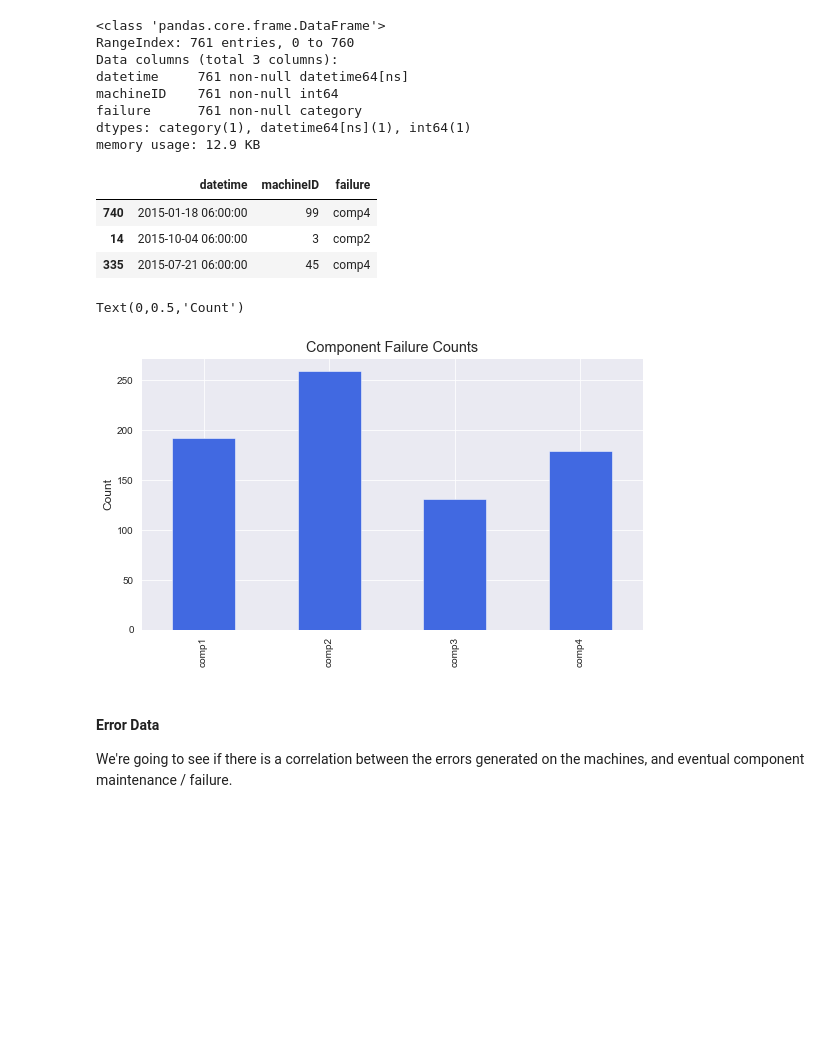
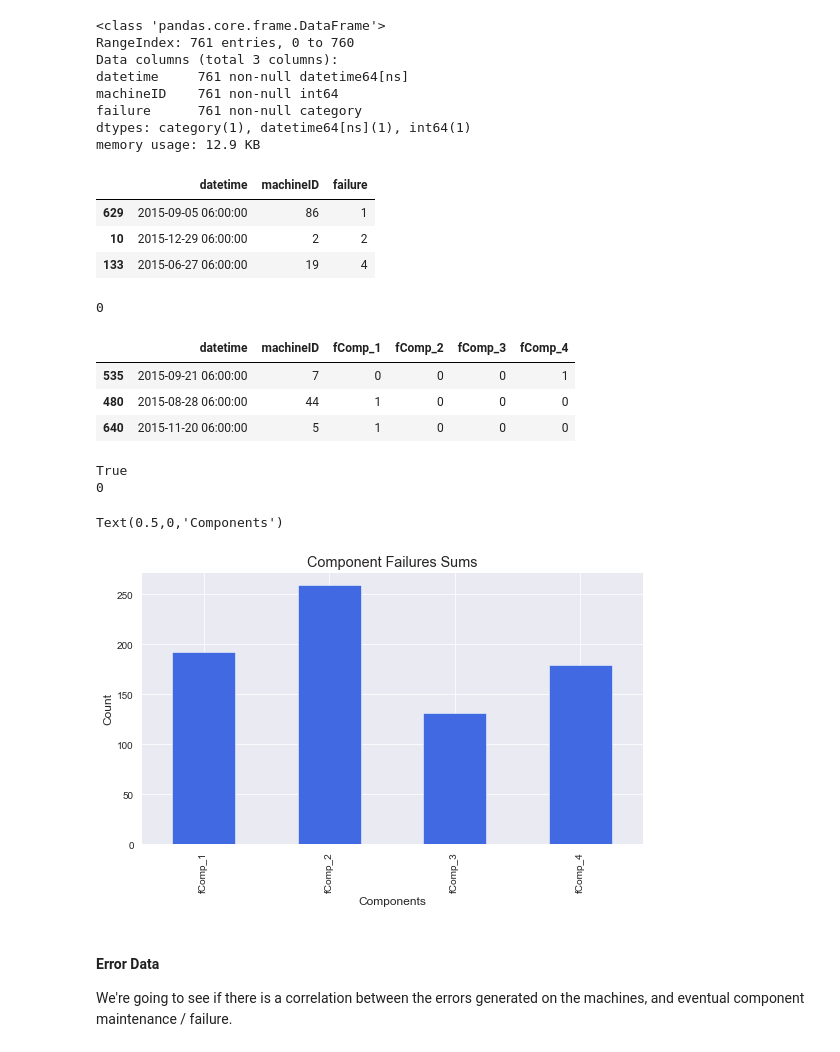
Before and after one commit to 55thSwiss/Kaggle, a Jupyter notebook: MPred/MPred_v3.ipynb, the cells around one changed output. Saved outputs shown, nothing was run; the diff lists cells and outputs as text; code cells hidden in the pictures; blank space fills up the shorter version.

```diff
--- a/MPred/MPred_v3.ipynb
+++ b/MPred/MPred_v3.ipynb
@@ -435,21 +437,52 @@ machineID    761 non-null int64
 failure      761 non-null category
 dtypes: category(1), datetime64[ns](1), int64(1)
 memory usage: 12.9 KB
-# %%
-failureData.sample(3)
-# %% [output]
-|  | datetime | machineID | failure |
-| 740 | 2015-01-18 06:00:00 | 99 | comp4 |
-| 14 | 2015-10-04 06:00:00 | 3 | comp2 |
-| 335 | 2015-07-21 06:00:00 | 45 | comp4 |
+# %%
+# remove the begnning characters from 'failure' column
+failureData['failure'] = failureData['failure'].str[4:]
+failureData.sample(3)
+# %% [output]
+|  | datetime | machineID | failure |
+| 629 | 2015-09-05 06:00:00 | 86 | 1 |
+| 10 | 2015-12-29 06:00:00 | 2 | 2 |
+| 133 | 2015-06-27 06:00:00 | 19 | 4 |
+# %%
+# check for duplicated rows by 'datetime', 'machineID', and 'failure'
+failureData.duplicated(['datetime', 'machineID', 'failure']).sum()
+# %% [output]
+0
+# %%
+# create new columns with a binary identifier for component failures to assess if more than one
+    # component was failed on the same machine at the same time
+failureData = pd.concat([failureData, pd.get_dummies(failureData.failure)], 1).groupby(['datetime','machineID']).sum().reset_index()
+# %%
+# rename the columns
+failureData.columns = ['datetime', 'machineID', 'fComp_1', 'fComp_2', 'fComp_3', 'fComp_4']
+failureData.sample(3)
+# %% [output]
+|  | datetime | machineID | fComp_1 | fComp_2 | fComp_3 | fComp_4 |
+| 535 | 2015-09-21 06:00:00 | 7 | 0 | 0 | 0 | 1 |
+| 480 | 2015-08-28 06:00:00 | 44 | 1 | 0 | 0 | 0 |
+| 640 | 2015-11-20 06:00:00 | 5 | 1 | 0 | 0 | 0 |
+# %%
+# check that the concatenation worked and get_dummies columns has multiple entries for different components
+    # under the same 'datetime' and 'machineID'
+print(((failureData['fComp_1'] == 1) & (failureData['fComp_2'] == 1)).any())
+# check for duplicates in 'datetime' and 'machineID', there should be none
+print(failureData.duplicated(['datetime', 'machineID']).sum())
+# %% [output]
+True
+0
 # %%
+# graph the sums of individual component failures
 sns.set_style("darkgrid")
 plt.figure(figsize=(9, 5))
-failureData.failure.value_counts().sort_index().plot(kind = 'bar', color = 'royalblue').set_title('Component Failure Counts')
+failureData.sum().reindex(index = ['fComp_1', 'fComp_2', 'fComp_3', 'fComp_4'], axis = 1).plot(kind = 'bar', color = 'royalblue').set_title('Component Failures Sums')
 plt.ylabel('Count')
+plt.xlabel('Components')
 # %% [output]
-Text(0,0.5,'Count')
+Text(0.5,0,'Components')
-[figure, old version]
+[figure, new version]
 # %% [markdown]
 #### Error Data
 
```
Also changed, not shown: parts of 32 cells of this notebook.
